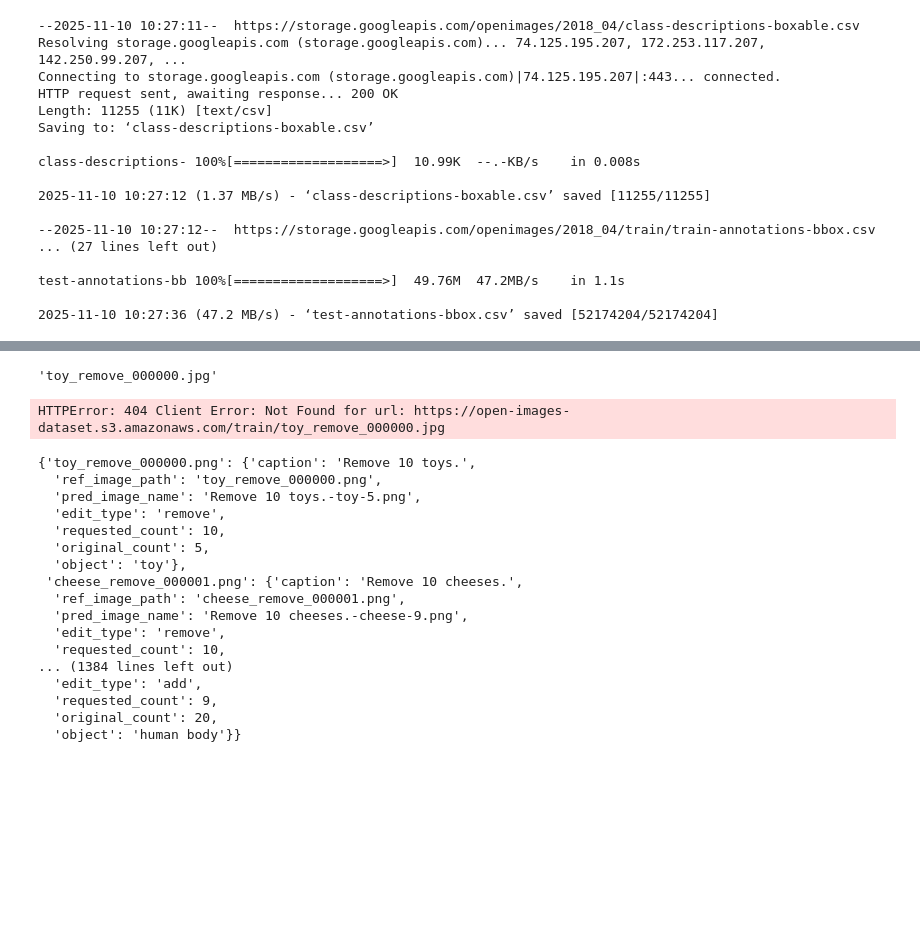
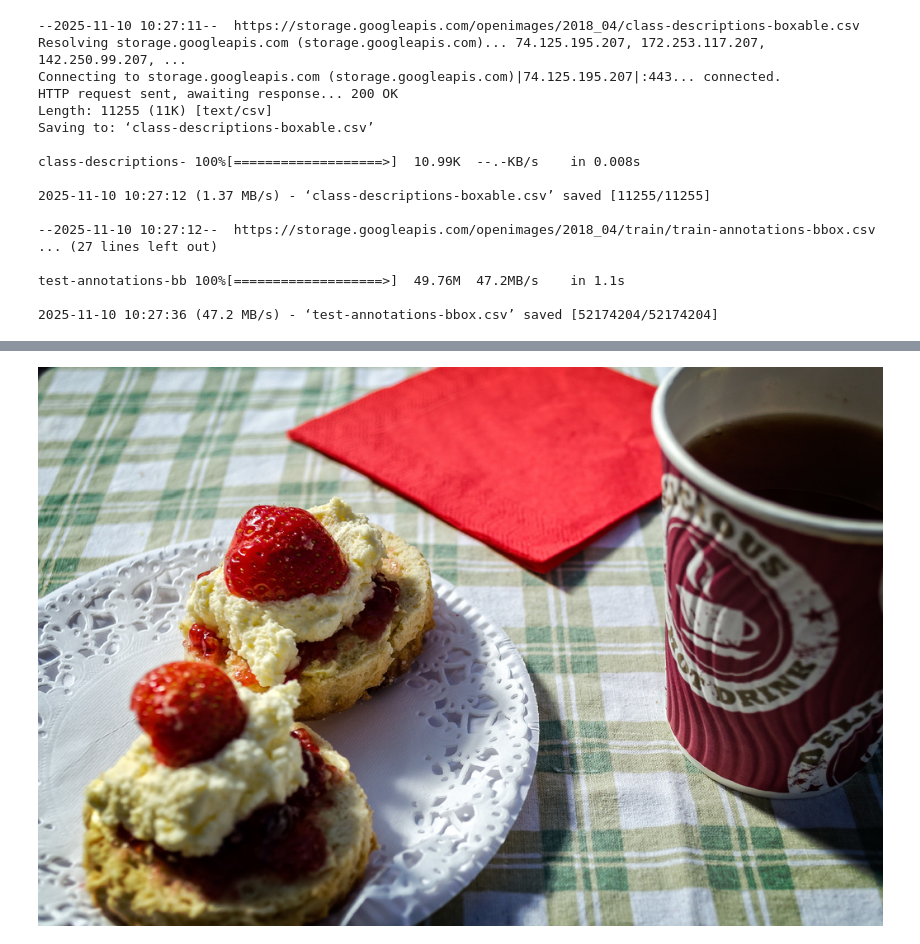
Before and after one commit to Lampent/IRFL-website, a Jupyter notebook: Downloading_OpenImages_Custom_Dataset.ipynb, the cells around one changed output, grey strips where cells are left out. Drawn from its saved outputs; the diff is of its cells as text; code cells hidden in the pictures; blank space fills up the shorter version.

```diff
--- a/Downloading_OpenImages_Custom_Dataset.ipynb
+++ b/Downloading_OpenImages_Custom_Dataset.ipynb
@@ -367,42 +323,17 @@ assert len(new_testset) == len(df)
 # %%
-from PIL import Image
-import requests
-from io import BytesIO
+def get_openimage(image_id: str, mode: str = "train") -> Image.Image:
+    """Download an OpenImages image and return it as a PIL Image."""
+    url = f"https://open-images-dataset.s3.amazonaws.com/{mode}/{image_id}.jpg"
+    os.makedirs(mode, exist_ok=True)
+    save_path = os.path.join(mode, f"{image_id}.jpg")
 
-def get_openimage(image_id: str, mode: str = "train") -> Image.Image:
-    """
-    Download one valid OpenImages image and return it as a PIL Image.
-    Example valid ID: '000002b66c9c498e'
-    """
-    url = f"https://open-images-dataset.s3.amazonaws.com/{mode}/{image_id}"
-    r = requests.get(url, stream=True)
+    r = requests.get(url)
     r.raise_for_status()
+    with open(save_path, "wb") as f:
+        f.write(r.content)
+
     return Image.open(BytesIO(r.content)).convert("RGB")
-# %%
-list(new_testset.keys())[0]
-# %% [output]
-'toy_remove_000000.jpg'
-# %%
-get_openimage(list(new_testset.keys())[0])
-# %% [output]
-HTTPError: 404 Client Error: Not Found for url: https://open-images-dataset.s3.amazonaws.com/train/toy_remove_000000.jpg
-# %%
-new_testset
-# %% [output]
-{'toy_remove_000000.png': {'caption': 'Remove 10 toys.',
-  'ref_image_path': 'toy_remove_000000.png',
-  'pred_image_name': 'Remove 10 toys.-toy-5.png',
-  'edit_type': 'remove',
-  'requested_count': 10,
-  'original_count': 5,
-  'object': 'toy'},
- 'cheese_remove_000001.png': {'caption': 'Remove 10 cheeses.',
-  'ref_image_path': 'cheese_remove_000001.png',
-  'pred_image_name': 'Remove 10 cheeses.-cheese-9.png',
-  'edit_type': 'remove',
-  'requested_count': 10,
-... (1384 lines left out)
-  'edit_type': 'add',
-  'requested_count': 9,
-  'original_count': 20,
-  'object': 'human body'}}
+# %%
+get_openimage('00030b70a3abfcea')
+# %% [output]
+[figure, added]
```
Also changed, not shown: parts of 4 cells of this notebook.
